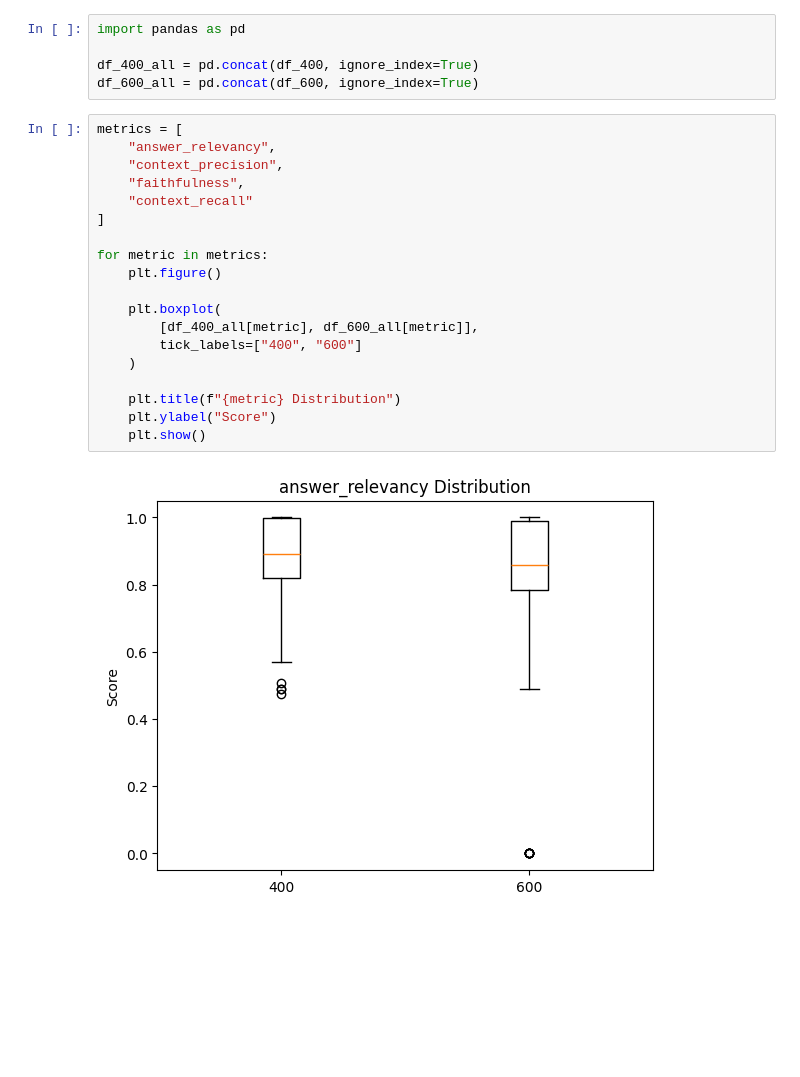
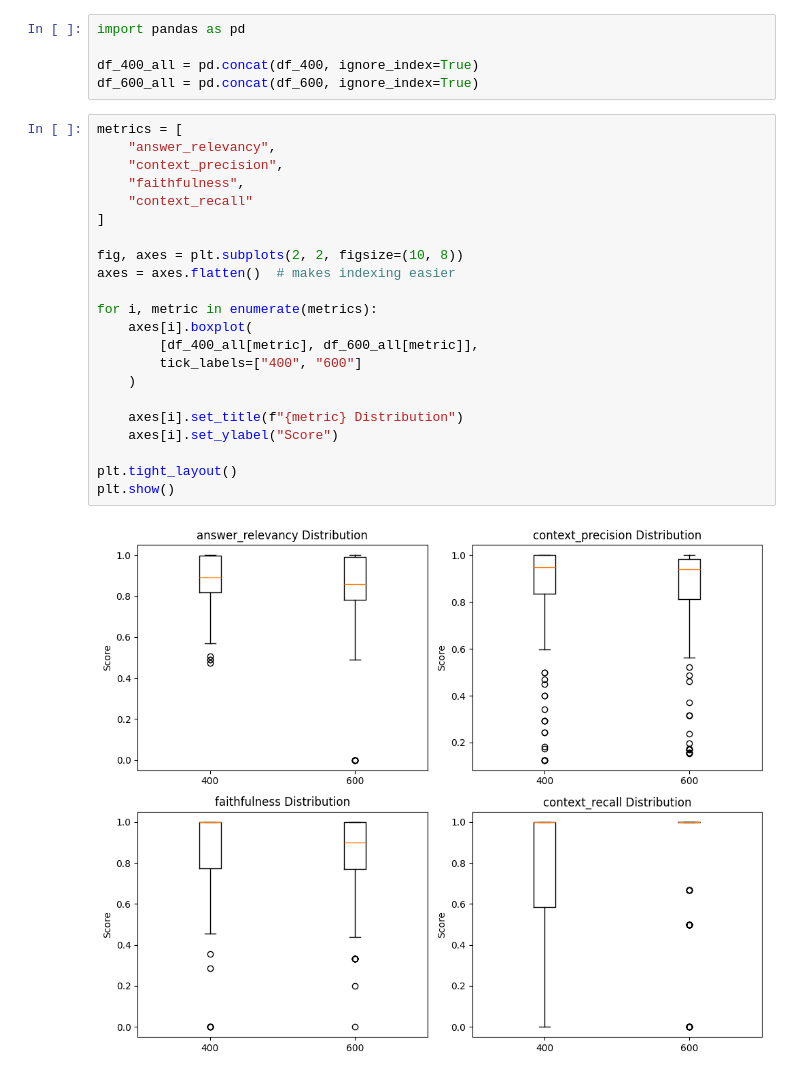
Before and after one commit to antoniooliveira03/IAPMEI-chatbot-v3, a Jupyter notebook: Chatbot Evaluation.ipynb, the cells around one changed output. Saved outputs shown, nothing was run; the diff lists cells and outputs as text; blank space fills up the shorter version.

```diff
--- a/Chatbot Evaluation.ipynb
+++ b/Chatbot Evaluation.ipynb
@@ -516,21 +516,24 @@ df_600_all = pd.concat(df_600, ignore_index=True)
 # %%
 metrics = [
     "answer_relevancy",
     "context_precision",
     "faithfulness",
     "context_recall"
 ]
 
-for metric in metrics:
-    plt.figure()
+fig, axes = plt.subplots(2, 2, figsize=(10, 8))
+axes = axes.flatten()  # makes indexing easier
 
-    plt.boxplot(
+for i, metric in enumerate(metrics):
+    axes[i].boxplot(
         [df_400_all[metric], df_600_all[metric]],
         tick_labels=["400", "600"]
     )
 
-    plt.title(f"{metric} Distribution")
-    plt.ylabel("Score")
-    plt.show()
+    axes[i].set_title(f"{metric} Distribution")
+    axes[i].set_ylabel("Score")
+
+plt.tight_layout()
+plt.show()
 # %% [output]
-[figure, old version]
+[figure, new version]
```
Also changed, not shown: parts of 1 cell of this notebook.
